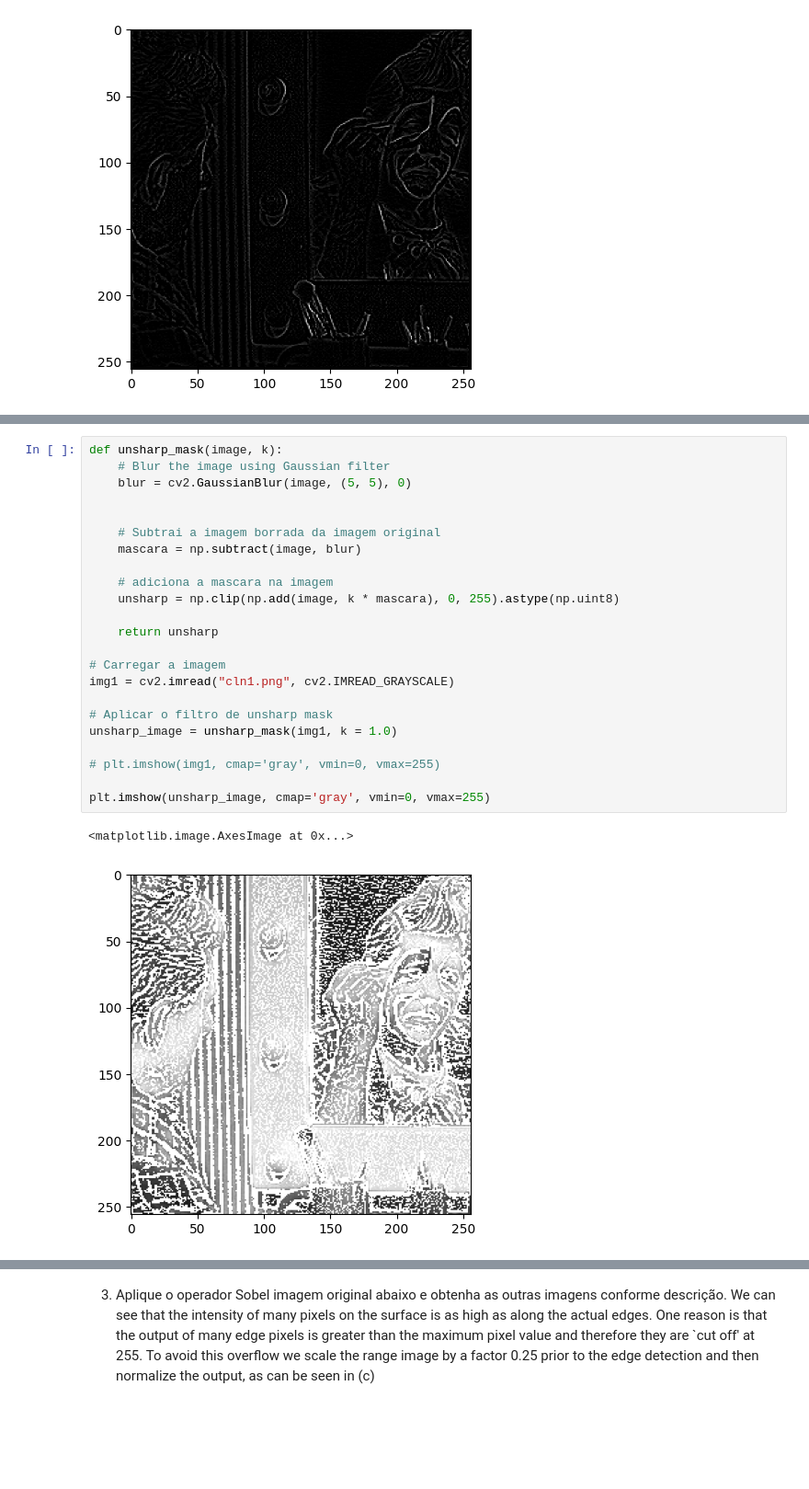
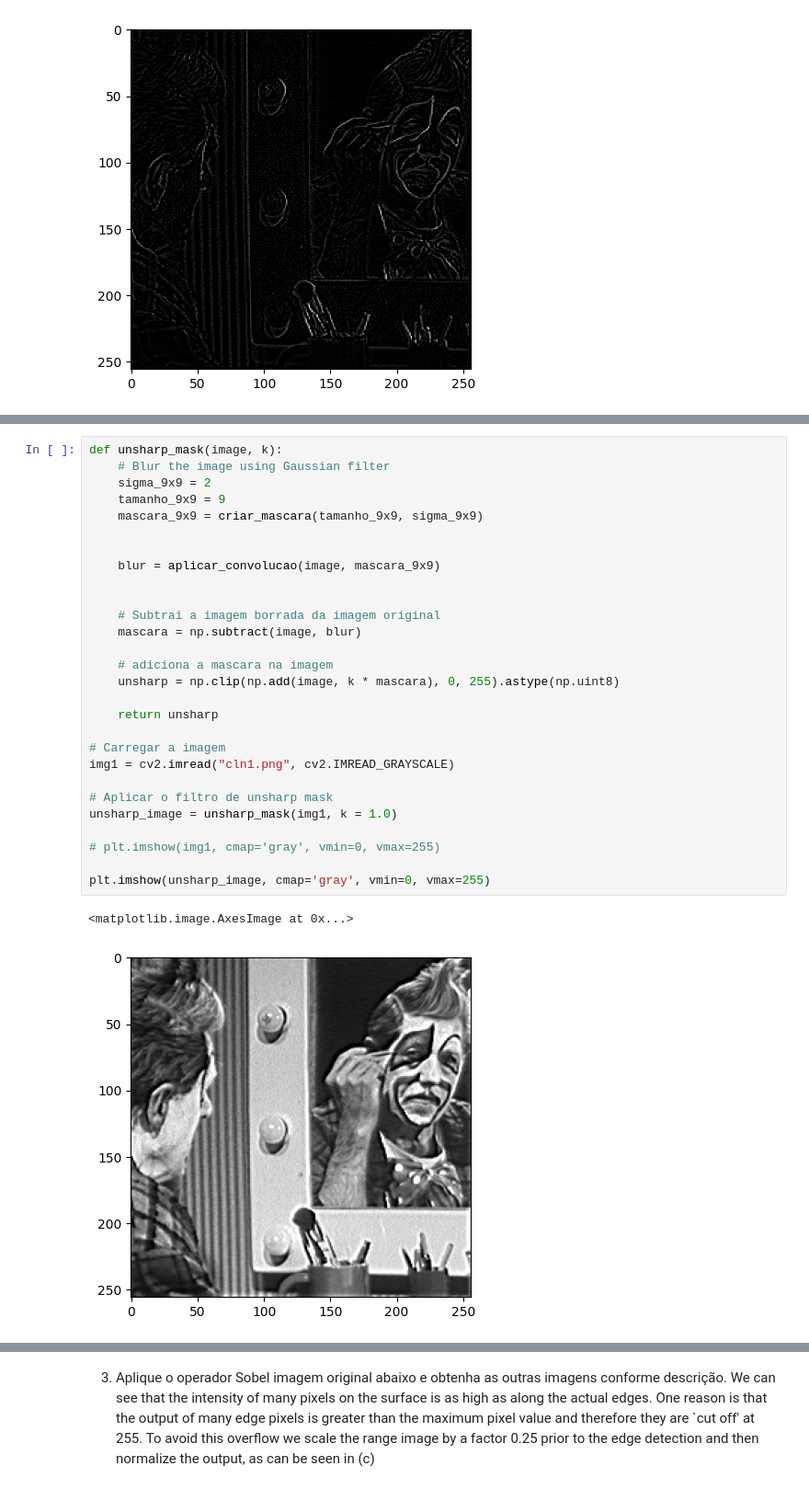
Before and after one commit to anaalicecordeiro/gbc216_t1_G04, a Jupyter notebook: Lab05 - High pass filtering/Lab05.ipynb, the cells around one changed output, grey strips where cells are left out. Shown at 92% size. Cells and saved outputs as stored; diff of their text form; blank space fills up the shorter version.

```diff
--- a/Lab05 - High pass filtering/Lab05.ipynb
+++ b/Lab05 - High pass filtering/Lab05.ipynb
@@ -101,29 +147,34 @@ plt.imshow(filtro_laplaciano, cmap='gray', vmin=0, vmax=255)
 # %%
 def unsharp_mask(image, k):
     # Blur the image using Gaussian filter
-    blur = cv2.GaussianBlur(image, (5, 5), 0)
+    sigma_9x9 = 2
+    tamanho_9x9 = 9
+    mascara_9x9 = criar_mascara(tamanho_9x9, sigma_9x9)
+
+
+    blur = aplicar_convolucao(image, mascara_9x9)
 
 
     # Subtrai a imagem borrada da imagem original
     mascara = np.subtract(image, blur)
 
     # adiciona a mascara na imagem
     unsharp = np.clip(np.add(image, k * mascara), 0, 255).astype(np.uint8)
 
     return unsharp
 
 # Carregar a imagem
 img1 = cv2.imread("cln1.png", cv2.IMREAD_GRAYSCALE)
 
 # Aplicar o filtro de unsharp mask
 unsharp_image = unsharp_mask(img1, k = 1.0)
 
 # plt.imshow(img1, cmap='gray', vmin=0, vmax=255)
 
 plt.imshow(unsharp_image, cmap='gray', vmin=0, vmax=255)
 # %% [output]
 <matplotlib.image.AxesImage at 0x...>
-[figure, old version]
+[figure, new version]
 # %%
 # Carregar a imagem
 img1 = cv2.imread("cln1.png", cv2.IMREAD_GRAYSCALE)
```
Also changed, not shown: parts of 3 cells of this notebook, 1 other file.
